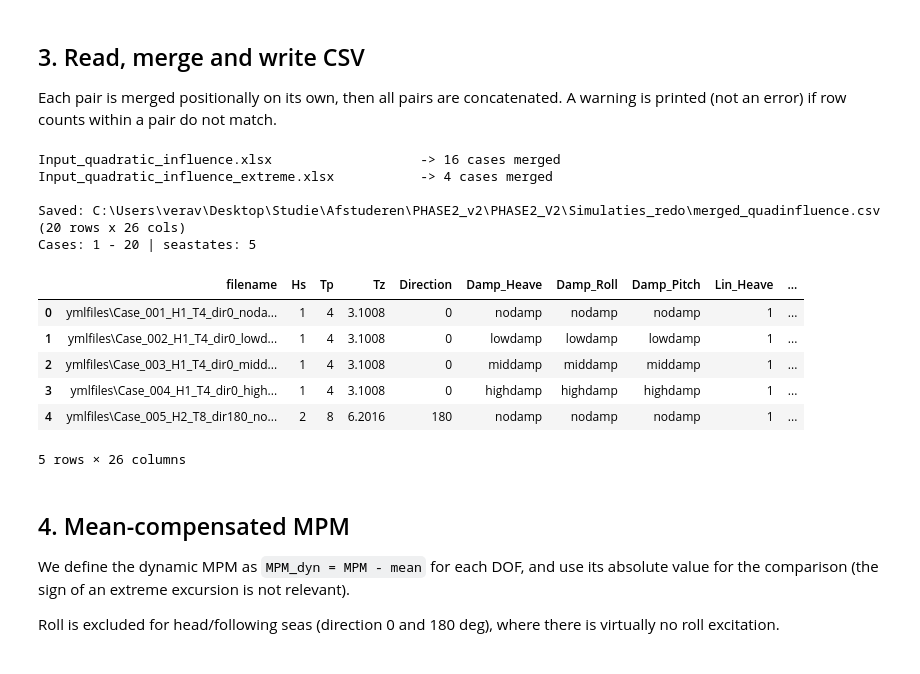
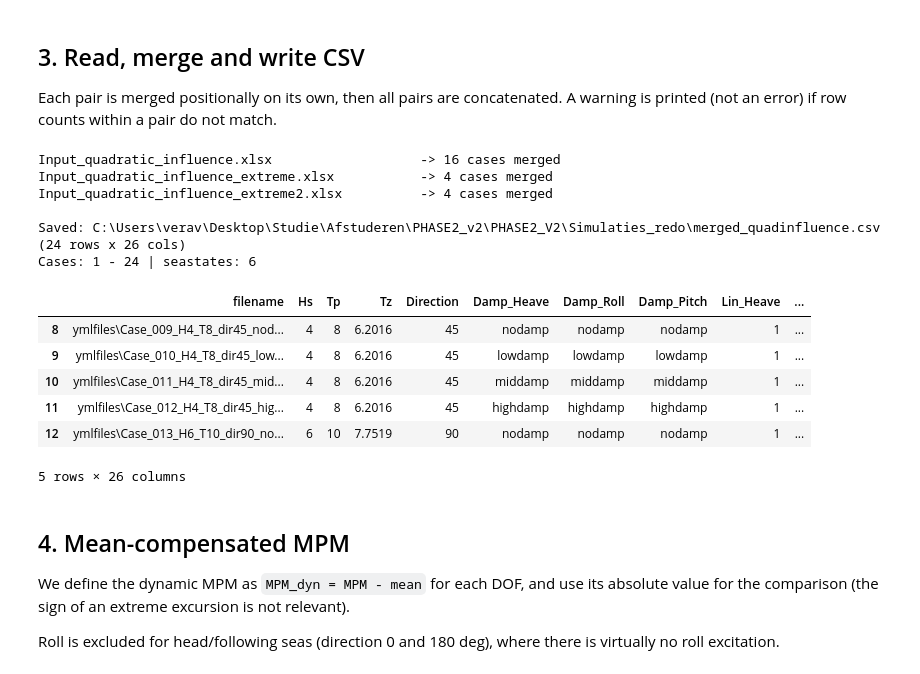
Before and after one commit to veravanspronsen/PHASE2_V2, a Jupyter notebook: Simulaties_redo/Quadratic_damping_MPM_analysis.ipynb, the cells around one changed output. Saved outputs shown, nothing was run; the diff lists cells and outputs as text; code cells hidden in the pictures.

```diff
--- a/Simulaties_redo/Quadratic_damping_MPM_analysis.ipynb
+++ b/Simulaties_redo/Quadratic_damping_MPM_analysis.ipynb
@@ -23,8 +23,9 @@ from pathlib import Path
 # Each entry is an (input_xlsx, results_xlsx) pair. Add more pairs here to
 # include more batches/seastates - they are merged in this order.
 FILE_PAIRS = [
-    (Path("Input_quadratic_influence.xlsx"),         Path("Results_quadinfluence.xlsx")),
-    (Path("Input_quadratic_influence_extreme.xlsx"), Path("Results_quadinfluence_extreme.xlsx")),
+    (Path("Input_quadratic_influence.xlsx"),          Path("Results_quadinfluence.xlsx")),
+    (Path("Input_quadratic_influence_extreme.xlsx"),  Path("Results_quadinfluence_extreme.xlsx")),
+    (Path("Input_quadratic_influence_extreme2.xlsx"), Path("Results_quadinfluence_extreme2.xlsx")),
 ]
 
 OUTPUT_CSV = Path("merged_quadinfluence.csv")
@@ -92,40 +93,42 @@ Each pair is merged positionally on its own, then all pairs are concatenated. A
 # %%
 parts = []
 for inp_path, res_path in FILE_PAIRS:
     inp = read_input(inp_path)
     res = unfold_results(res_path)
 
     if len(res) != len(inp):
         print(f"WARNING: {inp_path.name} has {len(inp)} input rows but "
               f"{res_path.name} has {len(res)} result blocks - positional link "
               "may be wrong for this pair!")
 
     n = min(len(inp), len(res))
     part = pd.concat([inp.iloc[:n].reset_index(drop=True),
                       res.iloc[:n].reset_index(drop=True)], axis=1)
     parts.append(part)
     print(f"{inp_path.name:48s} -> {n} cases merged")
 
 merged = pd.concat(parts, ignore_index=True).sort_values("case_id").reset_index(drop=True)
 merged["damp_case"] = pd.Categorical(merged["damp_case"], categories=DAMP_ORDER, ordered=True)
 
 merged.to_csv(OUTPUT_CSV, index=False)
 print(f"\nSaved: {OUTPUT_CSV.resolve()}  ({merged.shape[0]} rows x {merged.shape[1]} cols)")
 print("Cases:", merged['case_id'].min(), "-", merged['case_id'].max(),
       "| seastates:", merged['seastate'].nunique())
+merged = merged[8:]
 merged.head()
 # %% [output]
 Input_quadratic_influence.xlsx                   -> 16 cases merged
 Input_quadratic_influence_extreme.xlsx           -> 4 cases merged
+Input_quadratic_influence_extreme2.xlsx          -> 4 cases merged
 
-Saved: C:\Users\verav\Desktop\Studie\Afstuderen\PHASE2_v2\PHASE2_V2\Simulaties_redo\merged_quadinfluence.csv  (20 rows x 26 cols)
-Cases: 1 - 20 | seastates: 5
+Saved: C:\Users\verav\Desktop\Studie\Afstuderen\PHASE2_v2\PHASE2_V2\Simulaties_redo\merged_quadinfluence.csv  (24 rows x 26 cols)
+Cases: 1 - 24 | seastates: 6
 |  | filename | Hs | Tp | Tz | Direction | Damp_Heave | Damp_Roll | Damp_Pitch | Lin_Heave | ... |
-| 0 | ymlfiles\Case_001_H1_T4_dir0_noda... | 1 | 4 | 3.1008 | 0 | nodamp | nodamp | nodamp | 1 | ... |
-| 1 | ymlfiles\Case_002_H1_T4_dir0_lowd... | 1 | 4 | 3.1008 | 0 | lowdamp | lowdamp | lowdamp | 1 | ... |
-| 2 | ymlfiles\Case_003_H1_T4_dir0_midd... | 1 | 4 | 3.1008 | 0 | middamp | middamp | middamp | 1 | ... |
-| 3 | ymlfiles\Case_004_H1_T4_dir0_high... | 1 | 4 | 3.1008 | 0 | highdamp | highdamp | highdamp | 1 | ... |
-| 4 | ymlfiles\Case_005_H2_T8_dir180_no... | 2 | 8 | 6.2016 | 180 | nodamp | nodamp | nodamp | 1 | ... |
+| 8 | ymlfiles\Case_009_H4_T8_dir45_nod... | 4 | 8 | 6.2016 | 45 | nodamp | nodamp | nodamp | 1 | ... |
+| 9 | ymlfiles\Case_010_H4_T8_dir45_low... | 4 | 8 | 6.2016 | 45 | lowdamp | lowdamp | lowdamp | 1 | ... |
+| 10 | ymlfiles\Case_011_H4_T8_dir45_mid... | 4 | 8 | 6.2016 | 45 | middamp | middamp | middamp | 1 | ... |
+| 11 | ymlfiles\Case_012_H4_T8_dir45_hig... | 4 | 8 | 6.2016 | 45 | highdamp | highdamp | highdamp | 1 | ... |
+| 12 | ymlfiles\Case_013_H6_T10_dir90_no... | 6 | 10 | 7.7519 | 90 | nodamp | nodamp | nodamp | 1 | ... |
 5 rows × 26 columns
 # %% [markdown]
 ## 4. Mean-compensated MPM
```
Also changed, not shown: parts of 8 cells of this notebook, 22 other files.
